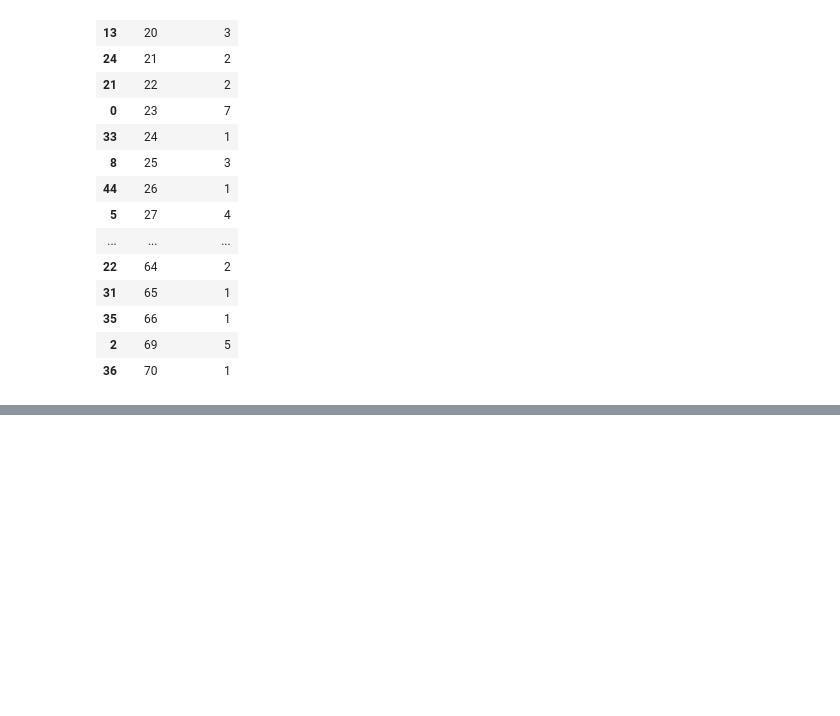
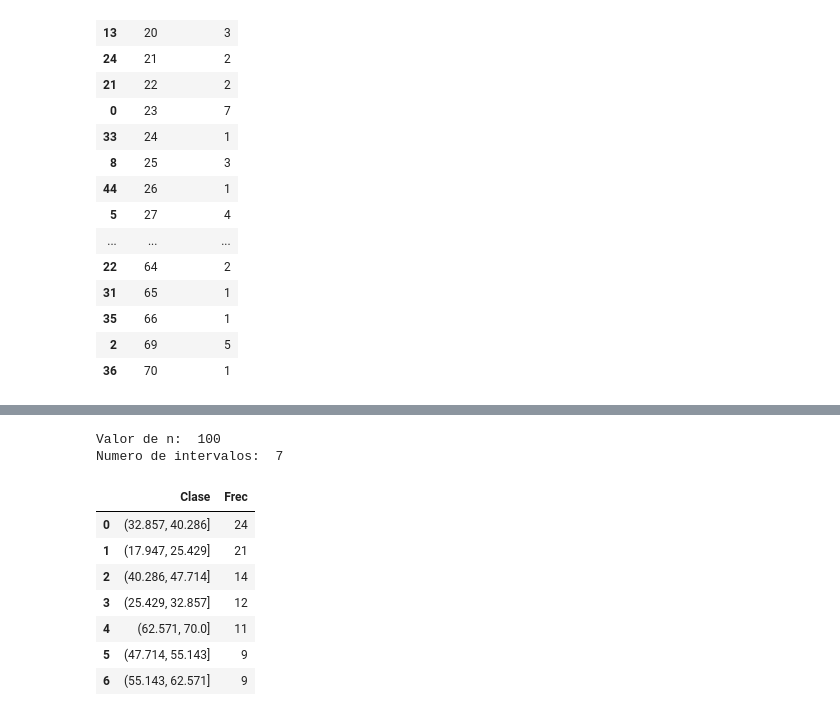
Before and after one commit to GloriaMonreal/ProbabilidadEstadistica, a Jupyter notebook: Unidad 1/U1_Practica_4.ipynb, the cells around one changed output, grey strips where cells are left out. Saved outputs shown, nothing was run; the diff lists cells and outputs as text; code cells hidden in the pictures; blank space fills up the shorter version.

```diff
--- a/Unidad 1/U1_Practica_4.ipynb
+++ b/Unidad 1/U1_Practica_4.ipynb
@@ -82,0 +175,21 @@ tabla_frecuencias
+# %%
+#Calcular el numero de intervalos usando la regla de struges
+n = len(edades)
+k = int(1 + math.log2(n))
+print("Valor de n: ", n, " \nNumero de intervalos: ", k)
+# %% [output]
+Valor de n:  100
+Numero de intervalos:  7
+# %%
+tabla_frecuencias = pd.cut( df["Edad"], bins=k, include_lowest=True).value_counts().reset_index()
+tabla_frecuencias.columns = ["Clase", "Frec"]
+tabla_frecuencias
+# %% [output]
+|  | Clase | Frec |
+| 0 | (32.857, 40.286] | 24 |
+| 1 | (17.947, 25.429] | 21 |
+| 2 | (40.286, 47.714] | 14 |
+| 3 | (25.429, 32.857] | 12 |
+| 4 | (62.571, 70.0] | 11 |
+| 5 | (47.714, 55.143] | 9 |
+| 6 | (55.143, 62.571] | 9 |
```
Also changed, not shown: parts of 9 cells of this notebook.
